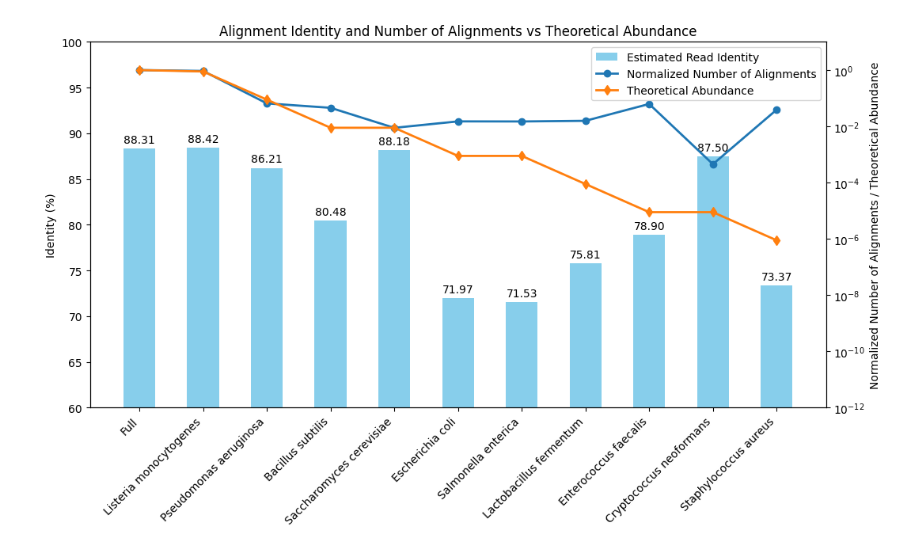
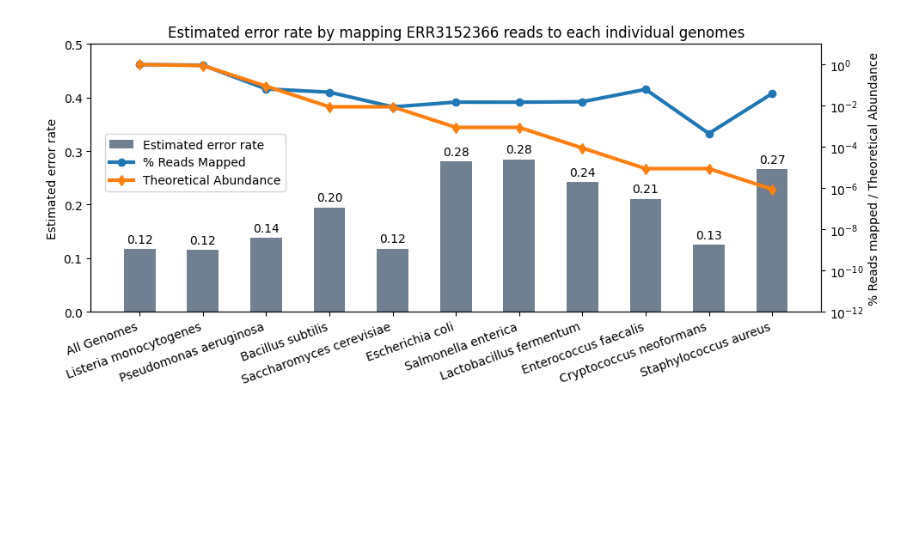
Before and after one commit to GZHoffie/skiver-test, a Jupyter notebook: experiments/alignment_with_isolates/plot_results.ipynb, the cells around one changed output. Saved outputs shown, nothing was run; the diff lists cells and outputs as text; code cells hidden in the pictures; blank space fills up the shorter version.

Commit message:
Plot some figures

```diff
--- a/experiments/alignment_with_isolates/plot_results.ipynb
+++ b/experiments/alignment_with_isolates/plot_results.ipynb
@@ -33,47 +33,47 @@ import pandas as pd
 # Read the full report
 full_report_df = pd.read_csv(report_full)
 num_alignments_full = full_report_df["primary_alns"].item()
-identity_full = full_report_df["identity"].item() * 100
+error_full = 1 - full_report_df["identity"].item()
 # %%
-identity_list = []
+error_rate_list = []
 num_alignments_list = []
 
 
 for i in range(len(isolate_names)):
     isolate_report_path = report_isolates + isolate_genome_names[i] + ".summary_identity_stats.csv"
     isolate_report_df = pd.read_csv(isolate_report_path)
-    identity_isolate = isolate_report_df["identity"].item() * 100
+    identity_isolate = isolate_report_df["identity"].item()
     num_alignments_isolate = isolate_report_df["primary_alns"].item()
 
-    identity_list.append(identity_isolate)
+    error_rate_list.append(1 - identity_isolate)
     num_alignments_list.append(num_alignments_isolate)
 # %%
 import numpy as np
 import matplotlib.pyplot as plt
 
 # Plot the results: Bar plot of the identity for the full & each isolate, along with two line plots for the number of alignments (normalized by the total number of alignments) and theoretical abundance in log scale.
 plt.rcParams['font.family'] = 'sans serif'
 x = np.arange(len(isolate_names) + 1)  # the label locations
 width = 0.5  # the width of the bars
-fig, ax1 = plt.subplots(figsize=(12, 6))
-bars = ax1.bar(x, [identity_full] + identity_list, width, color='skyblue', label='Estimated Read Identity')
-ax1.set_ylabel('Identity (%)')
+fig, ax1 = plt.subplots(figsize=(10, 4.5))
+bars = ax1.bar(x, [error_full] + error_rate_list, width, color='slategray', label='Estimated error rate')
+ax1.set_ylabel('Estimated error rate')
 ax1.set_xticks(x)
-ax1.set_xticklabels(['Full'] + isolate_names, rotation=45, ha='right')
+ax1.set_xticklabels(['All Genomes'] + isolate_names, rotation=20, ha='right')
 ax1.tick_params(axis='y')
-ax1.set_ylim(60, 100)
+ax1.set_ylim(0, 0.5)
 ax1.bar_label(bars, fmt='%.2f', padding=3)
-ax1.set_title('Alignment Identity and Number of Alignments vs Theoretical Abundance')
+ax1.set_title('Estimated error rate by mapping ERR3152366 reads to each individual genomes')
 ax2 = ax1.twinx()  # instantiate a second axes that shares the same x-axis
 num_alignments_normalized = [n / num_alignments_full for n in num_alignments_list]
-line1, = ax2.plot(x, [1.0] + num_alignments_normalized, color='C0', marker='o', linewidth=2, label='Normalized Number of Alignments')
-line2, = ax2.plot(x, [1.0] + theoretical_abundance, color='C1', marker='d', linewidth=2, label='Theoretical Abundance')
-ax2.set_ylabel('Normalized Number of Alignments / Theoretical Abundance')
+line1, = ax2.plot(x, [1.0] + num_alignments_normalized, color='C0', marker='o', linewidth=3, label='% Reads Mapped')
+line2, = ax2.plot(x, [1.0] + theoretical_abundance, color='C1', marker='d', linewidth=3, label='Theoretical Abundance')
+ax2.set_ylabel('% Reads mapped / Theoretical Abundance')
 ax2.set_yscale('log')
 ax2.tick_params(axis='y')
 ax2.set_ylim(1e-12, 10)
-fig.legend(loc='upper right', bbox_to_anchor=(0.9, 0.88))
-#fig.tight_layout()  # otherwise the right y-label is slightly clipped
-plt.show()
+fig.legend(bbox_to_anchor=(0.3, 0.7))
+fig.tight_layout()  # otherwise the right y-label is slightly clipped
+plt.savefig("../../figures/figure2_A.pdf")
 # %% [output]
-[figure, old version]
+[figure, new version]
```
Also changed, not shown: parts of 1 cell of this notebook, 12 other files.
